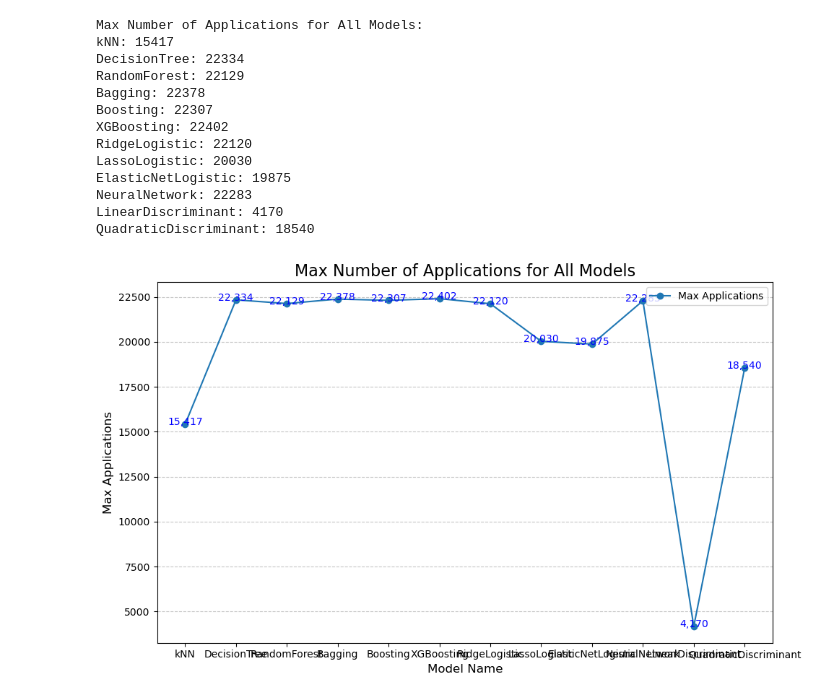
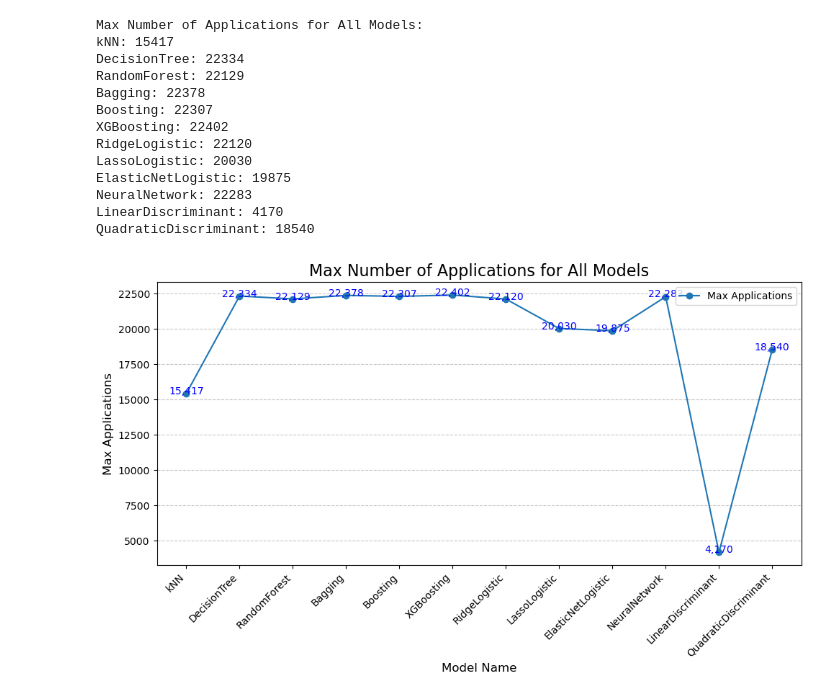
Before and after one commit to amogh2004/SBA-Loan-Default-Classification, a Jupyter notebook: DataModeling_Final.ipynb, the cells around one changed output. Saved outputs shown, nothing was run; the diff lists cells and outputs as text; code cells hidden in the pictures.

```diff
--- a/DataModeling_Final.ipynb
+++ b/DataModeling_Final.ipynb
@@ -1008,21 +1510,22 @@ QuadraticDiscriminant: 18540
 # %%
 # Plotting the line chart
 plt.figure(figsize=(10, 6))
 x = list(max_apps.keys())
 y = list(max_apps.values())
 
 plt.plot(x, y, marker='o', linestyle='-', label="Max Applications")
 plt.title("Max Number of Applications for All Models", fontsize=16)
 plt.xlabel("Model Name", fontsize=12)
 plt.ylabel("Max Applications", fontsize=12)
 plt.grid(axis="y", linestyle="--", alpha=0.7)
 
 # Annotating values below the points
 for i, value in enumerate(y):
     plt.text(x[i], value - 50, f"{value:,}", ha='center', fontsize=10, color="blue")
 
+plt.xticks(rotation=45, ha='right', fontsize=10)
 plt.legend()
 plt.tight_layout()
 plt.show()
 # %% [output]
-[figure, old version]
+[figure, new version]
```
Also changed, not shown: parts of 81 cells of this notebook.
